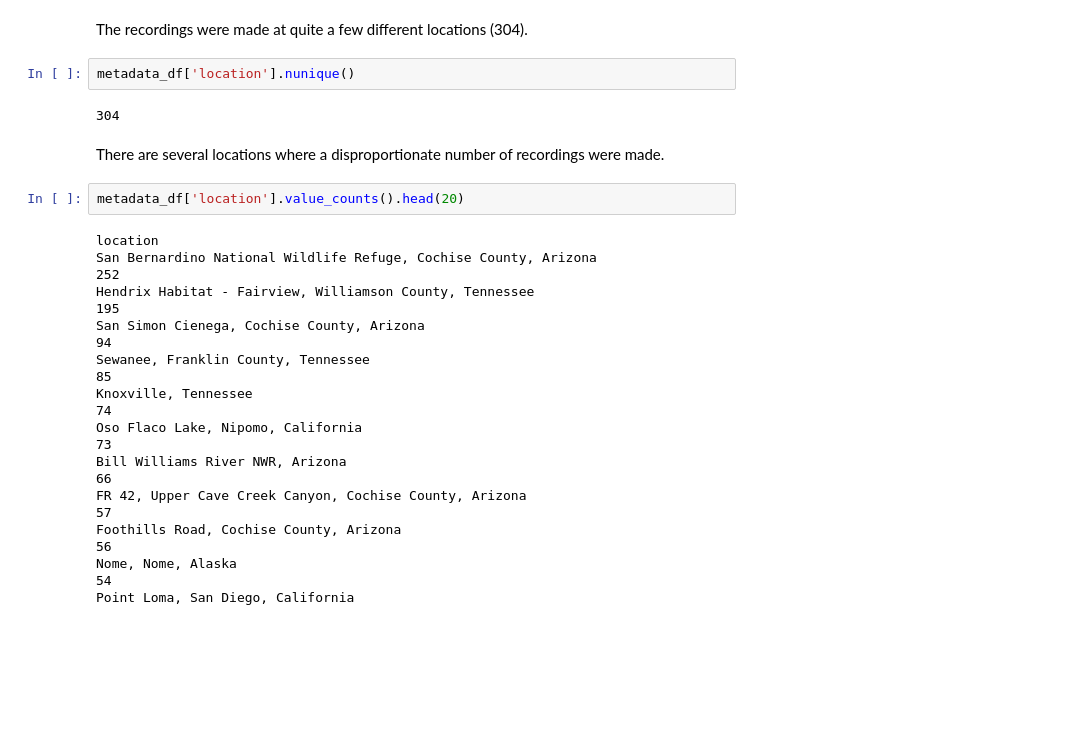
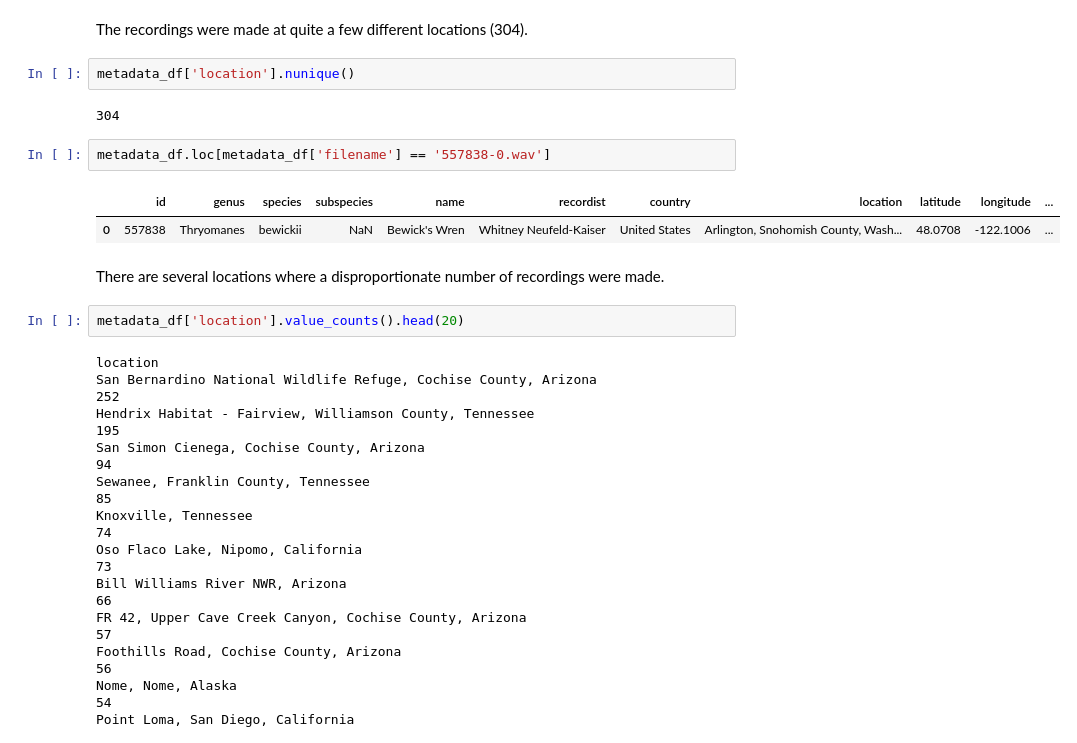
Before and after one commit to PaulHBartley/DTSA-5510, a Jupyter notebook: DTSA-5510_final_project.ipynb, the cells around one changed output. Drawn from its saved outputs; the diff is of its cells as text; blank space fills up the shorter version.

```diff
--- a/DTSA-5510_final_project.ipynb
+++ b/DTSA-5510_final_project.ipynb
@@ -55,6 +55,11 @@ The recordings were made at quite a few different locations (304).
 metadata_df['location'].nunique()
 # %% [output]
 304
+# %%
+metadata_df.loc[metadata_df['filename'] == '557838-0.wav']
+# %% [output]
+|  | id | genus | species | subspecies | name | recordist | country | location | latitude | longitude | ... |
+| 0 | 557838 | Thryomanes | bewickii | NaN | Bewick's Wren | Whitney Neufeld-Kaiser | United States | Arlington, Snohomish County, Wash... | 48.0708 | -122.1006 | ... |
 # %% [markdown]
 There are several locations where a disproportionate number of recordings were made.
 # %%
```
Also changed, not shown: parts of 6 cells of this notebook, 4 other files.
